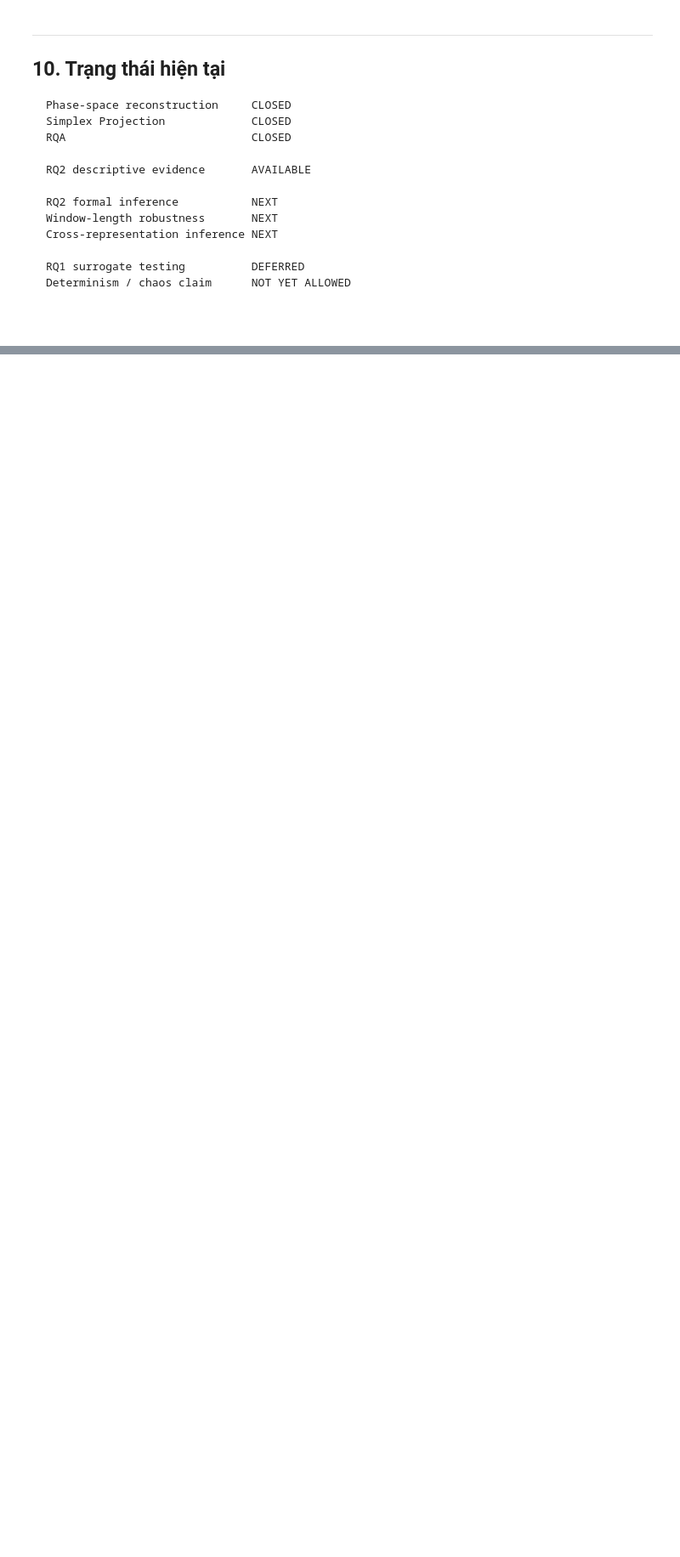
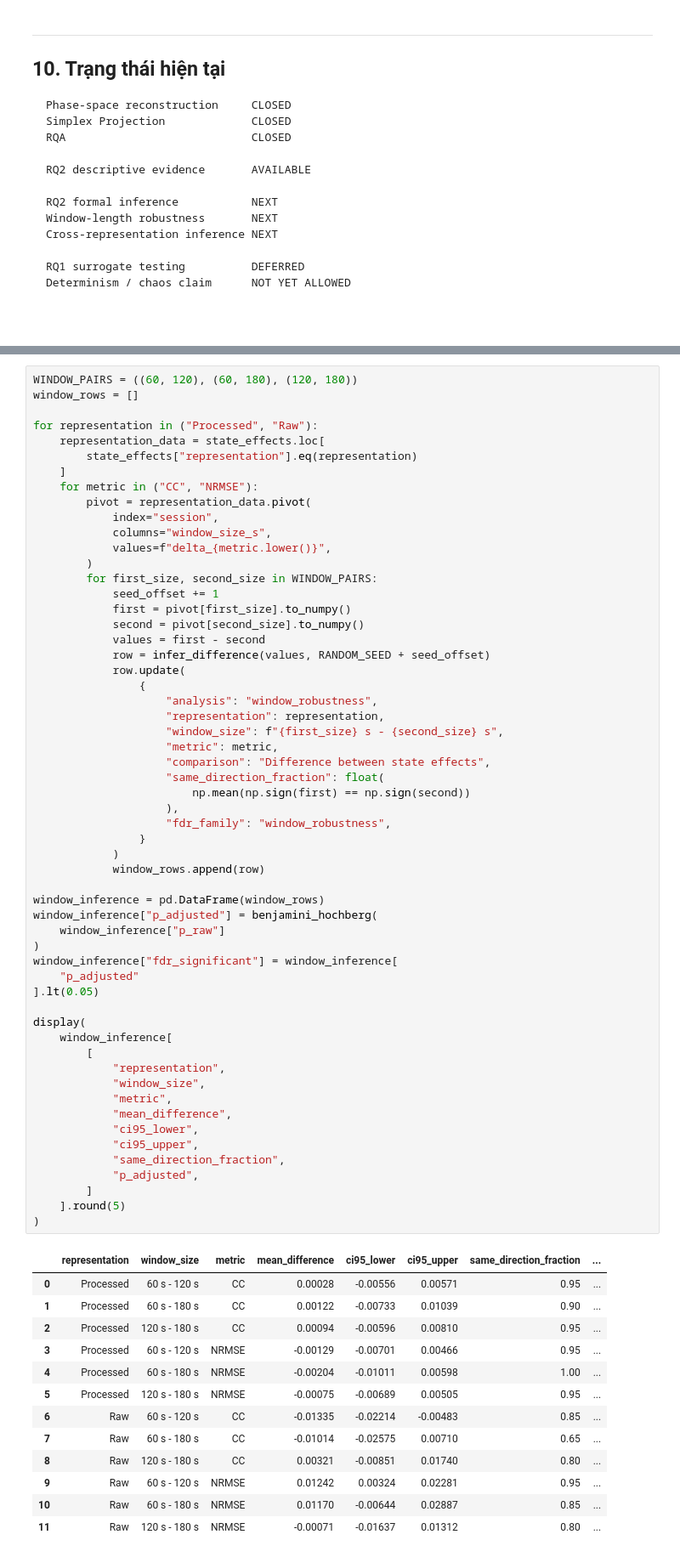
Before and after one commit to Vutu2003/Nonlinear-Time-Series-Analysis, a Jupyter notebook: phase1/notebook/simplex_projection.ipynb, the cells around one changed output, grey strips where cells are left out. Shown at 85% size. Saved outputs shown, nothing was run; the diff lists cells and outputs as text; blank space fills up the shorter version.

```diff
--- a/phase1/notebook/simplex_projection.ipynb
+++ b/phase1/notebook/simplex_projection.ipynb
@@ -2165,0 +2508,71 @@ Determinism / chaos claim      NOT YET ALLOWED
+# %%
+WINDOW_PAIRS = ((60, 120), (60, 180), (120, 180))
+window_rows = []
+
+for representation in ("Processed", "Raw"):
+    representation_data = state_effects.loc[
+        state_effects["representation"].eq(representation)
+    ]
+    for metric in ("CC", "NRMSE"):
+        pivot = representation_data.pivot(
+            index="session",
+            columns="window_size_s",
+            values=f"delta_{metric.lower()}",
+        )
+        for first_size, second_size in WINDOW_PAIRS:
+            seed_offset += 1
+            first = pivot[first_size].to_numpy()
+            second = pivot[second_size].to_numpy()
+            values = first - second
+            row = infer_difference(values, RANDOM_SEED + seed_offset)
+            row.update(
+                {
+                    "analysis": "window_robustness",
+                    "representation": representation,
+                    "window_size": f"{first_size} s - {second_size} s",
+                    "metric": metric,
+                    "comparison": "Difference between state effects",
+                    "same_direction_fraction": float(
+                        np.mean(np.sign(first) == np.sign(second))
+                    ),
+                    "fdr_family": "window_robustness",
+                }
+            )
+            window_rows.append(row)
+
+window_inference = pd.DataFrame(window_rows)
+window_inference["p_adjusted"] = benjamini_hochberg(
+    window_inference["p_raw"]
+)
+window_inference["fdr_significant"] = window_inference[
+    "p_adjusted"
+].lt(0.05)
+
+display(
+    window_inference[
+        [
+            "representation",
+            "window_size",
+            "metric",
+            "mean_difference",
+            "ci95_lower",
+            "ci95_upper",
+            "same_direction_fraction",
+            "p_adjusted",
+        ]
+    ].round(5)
+)
+# %% [output]
+|  | representation | window_size | metric | mean_difference | ci95_lower | ci95_upper | same_direction_fraction | ... |
+| 0 | Processed | 60 s - 120 s | CC | 0.00028 | -0.00556 | 0.00571 | 0.95 | ... |
+| 1 | Processed | 60 s - 180 s | CC | 0.00122 | -0.00733 | 0.01039 | 0.90 | ... |
+| 2 | Processed | 120 s - 180 s | CC | 0.00094 | -0.00596 | 0.00810 | 0.95 | ... |
+| 3 | Processed | 60 s - 120 s | NRMSE | -0.00129 | -0.00701 | 0.00466 | 0.95 | ... |
+| 4 | Processed | 60 s - 180 s | NRMSE | -0.00204 | -0.01011 | 0.00598 | 1.00 | ... |
+| 5 | Processed | 120 s - 180 s | NRMSE | -0.00075 | -0.00689 | 0.00505 | 0.95 | ... |
+| 6 | Raw | 60 s - 120 s | CC | -0.01335 | -0.02214 | -0.00483 | 0.85 | ... |
+| 7 | Raw | 60 s - 180 s | CC | -0.01014 | -0.02575 | 0.00710 | 0.65 | ... |
+| 8 | Raw | 120 s - 180 s | CC | 0.00321 | -0.00851 | 0.01740 | 0.80 | ... |
+| 9 | Raw | 60 s - 120 s | NRMSE | 0.01242 | 0.00324 | 0.02281 | 0.95 | ... |
+| 10 | Raw | 60 s - 180 s | NRMSE | 0.01170 | -0.00644 | 0.02887 | 0.85 | ... |
+| 11 | Raw | 120 s - 180 s | NRMSE | -0.00071 | -0.01637 | 0.01312 | 0.80 | ... |
```
Also changed, not shown: parts of 19 cells of this notebook, 2 other files.
